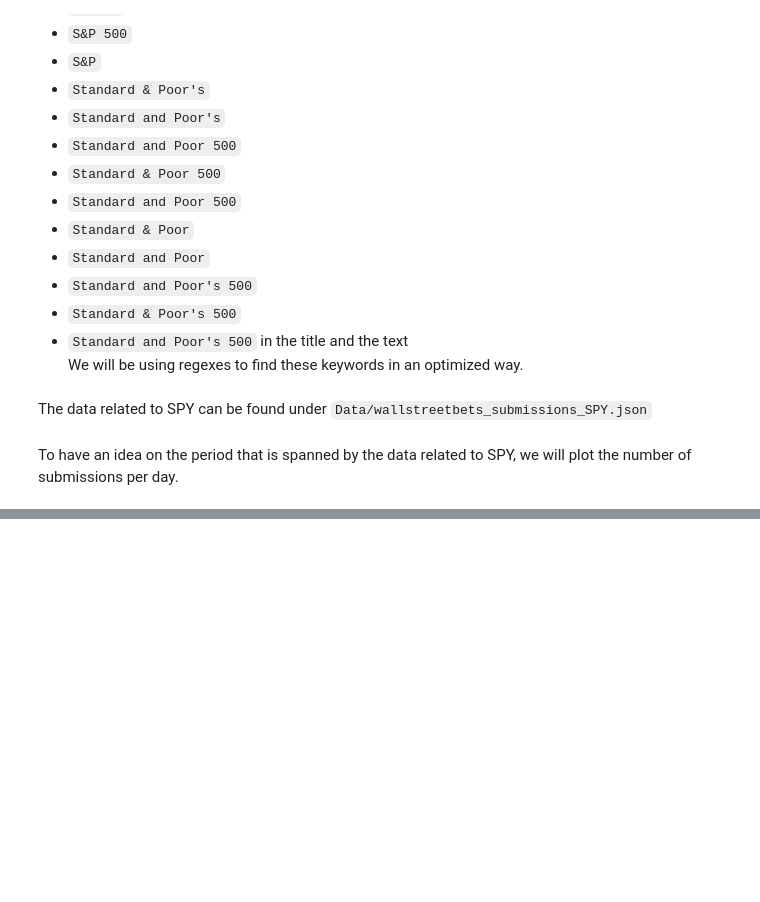
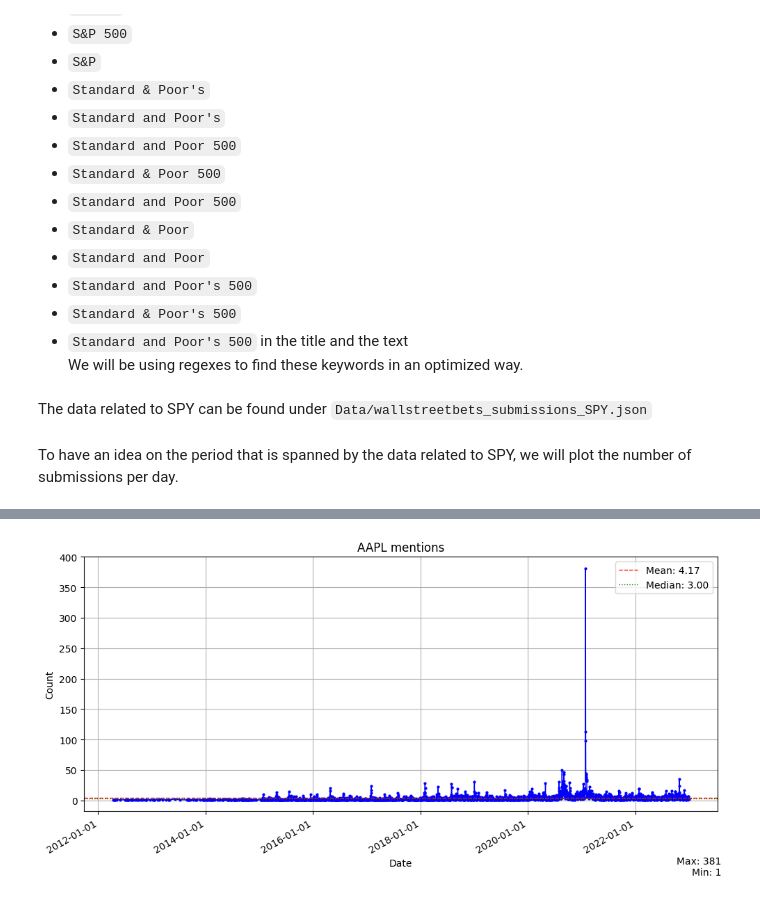
Before and after one commit to AliE02/Reddit-based-trading-strategy, a Jupyter notebook: data_explore.ipynb, the cells around one changed output, grey strips where cells are left out. Drawn from its saved outputs; the diff is of its cells as text; code cells hidden in the pictures; blank space fills up the shorter version.

```diff
--- a/data_explore.ipynb
+++ b/data_explore.ipynb
@@ -128,0 +383,4 @@ Therefore, we will have to change our strategy and either look for another asset
+# %%
+plot_date_counts("AAPL mentions", aapl_dict)
+# %% [output]
+[figure, added]
```
Also changed, not shown: parts of 26 cells of this notebook, 12 other files.
